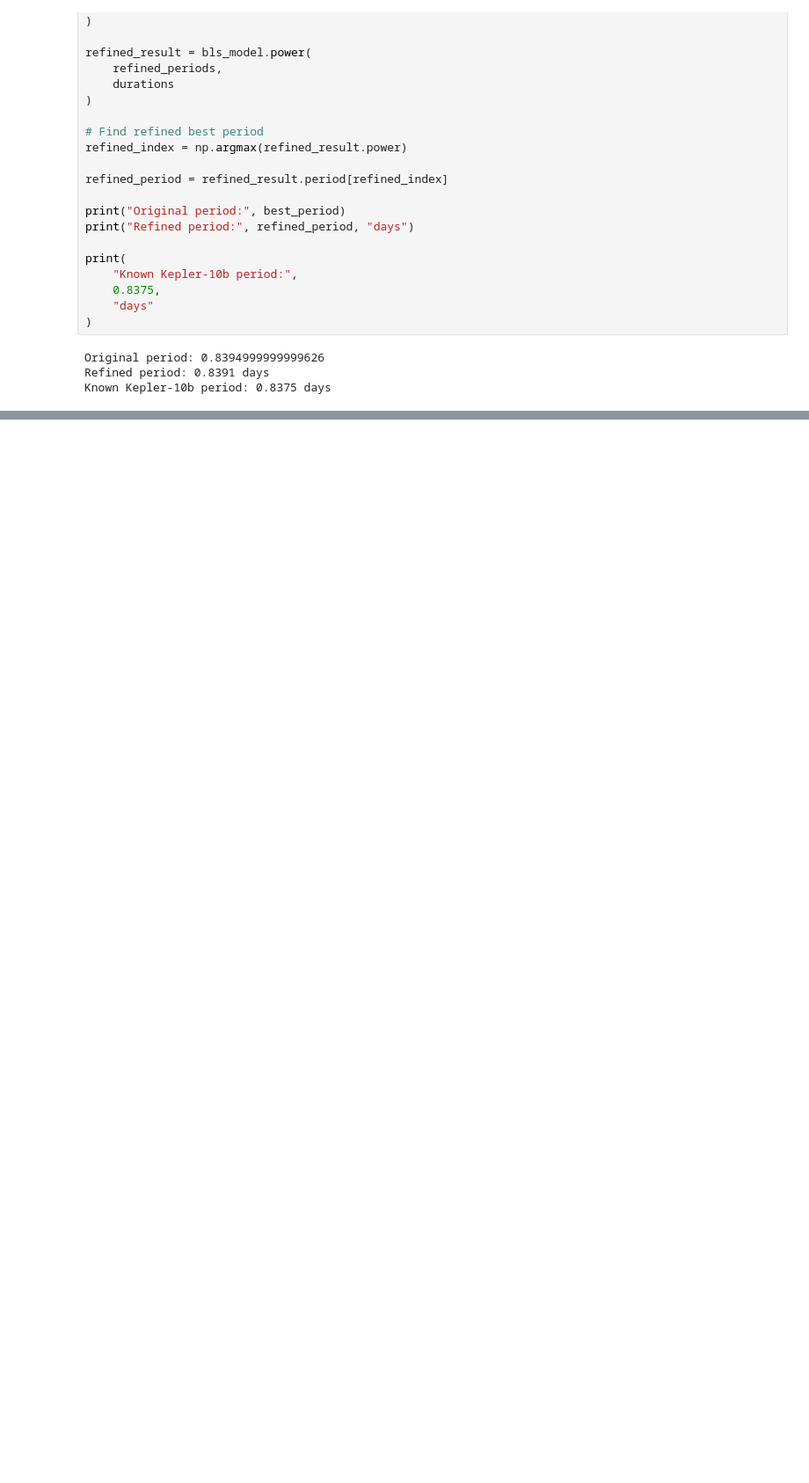
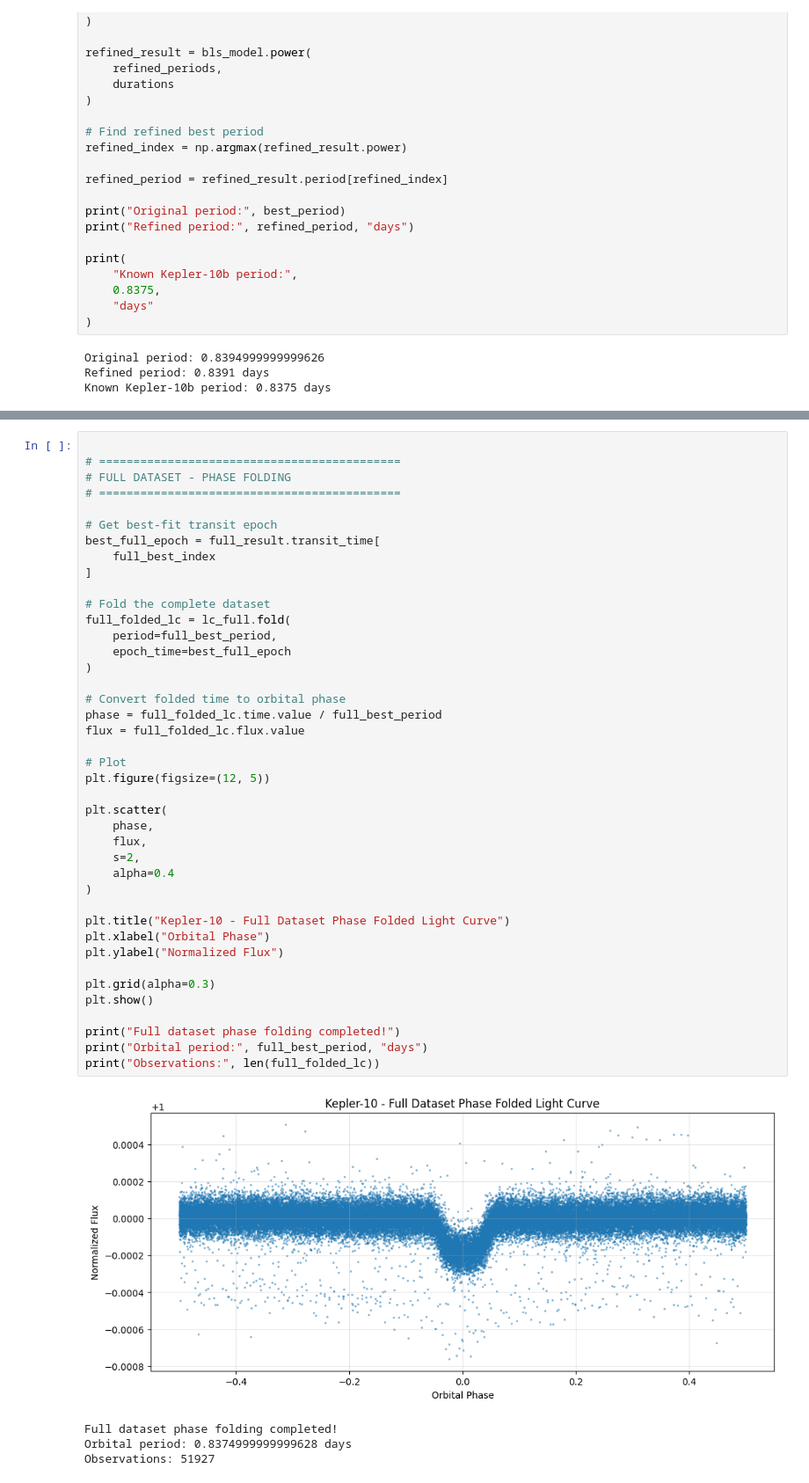
Before and after one commit to sanoop070/nasa-exoplanet-finder, a Jupyter notebook: exoplanet_cnn.ipynb, the cells around one changed output, grey strips where cells are left out. Shown at 88% size. Cells and saved outputs as stored; diff of their text form; blank space fills up the shorter version.

```diff
--- a/exoplanet_cnn.ipynb
+++ b/exoplanet_cnn.ipynb
@@ -485,0 +782,46 @@ Known Kepler-10b period: 0.8375 days
+# %%
+
+# ============================================
+# FULL DATASET - PHASE FOLDING
+# ============================================
+
+# Get best-fit transit epoch
+best_full_epoch = full_result.transit_time[
+    full_best_index
+]
+
+# Fold the complete dataset
+full_folded_lc = lc_full.fold(
+    period=full_best_period,
+    epoch_time=best_full_epoch
+)
+
+# Convert folded time to orbital phase
+phase = full_folded_lc.time.value / full_best_period
+flux = full_folded_lc.flux.value
+
+# Plot
+plt.figure(figsize=(12, 5))
+
+plt.scatter(
+    phase,
+    flux,
+    s=2,
+    alpha=0.4
+)
+
+plt.title("Kepler-10 - Full Dataset Phase Folded Light Curve")
+plt.xlabel("Orbital Phase")
+plt.ylabel("Normalized Flux")
+
+plt.grid(alpha=0.3)
+plt.show()
+
+print("Full dataset phase folding completed!")
+print("Orbital period:", full_best_period, "days")
+print("Observations:", len(full_folded_lc))
+# %% [output]
+[figure, added]
+Full dataset phase folding completed!
+Orbital period: 0.8374999999999628 days
+Observations: 51927
```
Also changed, not shown: parts of 28 cells of this notebook.
